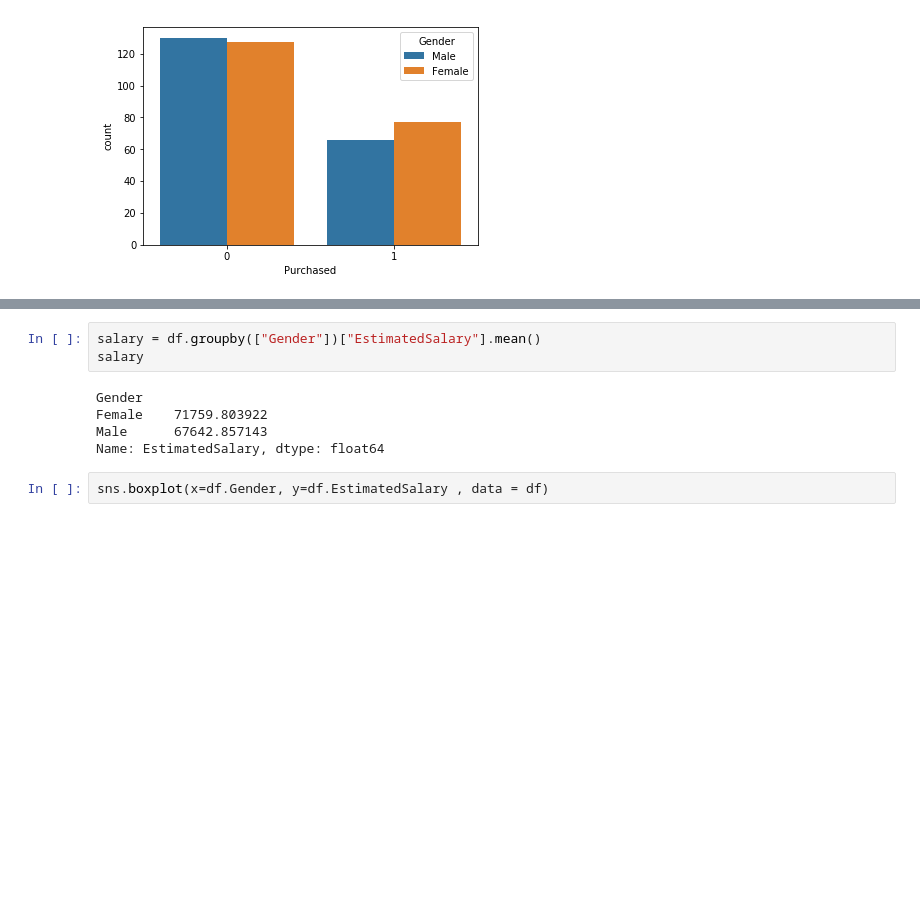
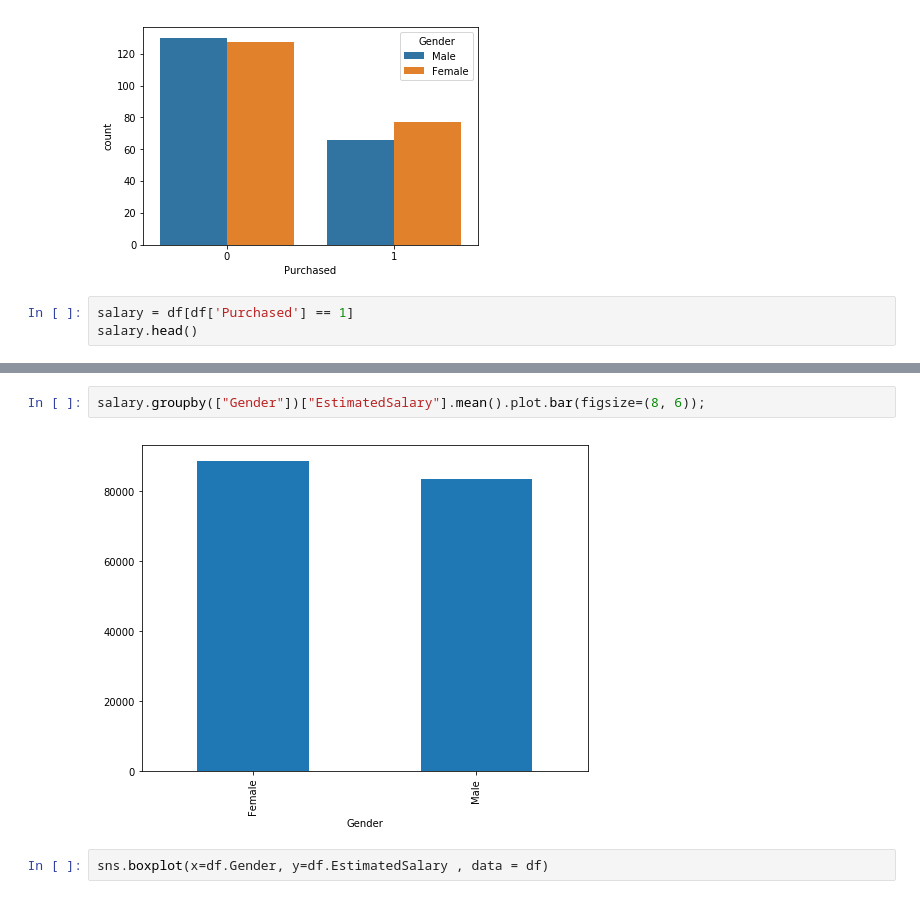
Before and after one commit to MAL1KAWAN/Social-Network-ad-for-SUV, a Jupyter notebook: Logistic_Regression.ipynb, the cells around one changed output, grey strips where cells are left out. Cells and saved outputs as stored; diff of their text form; blank space fills up the shorter version.

```diff
--- a/Logistic_Regression.ipynb
+++ b/Logistic_Regression.ipynb
@@ -27,3 +27,6 @@ sns.countplot(x=df.Purchased, hue=df.Gender , data = df)
 # %% [output]
 <matplotlib.axes._subplots.AxesSubplot at 0x...>
 [figure]
+# %%
+salary = df[df['Purchased'] == 1]
+salary.head()
@@ -30,11 +40,7 @@ sns.countplot(x=df.Purchased, hue=df.Gender , data = df)
 # %%
-salary = df.groupby(["Gender"])["EstimatedSalary"].mean()
-salary
+salary.groupby(["Gender"])["EstimatedSalary"].mean().plot.bar(figsize=(8, 6));
 # %% [output]
-Gender
-Female    71759.803922
-Male      67642.857143
-Name: EstimatedSalary, dtype: float64
+[figure, added]
 # %%
 sns.boxplot(x=df.Gender, y=df.EstimatedSalary , data = df)
 # %% [output]
```
Also changed, not shown: parts of 27 cells of this notebook.
